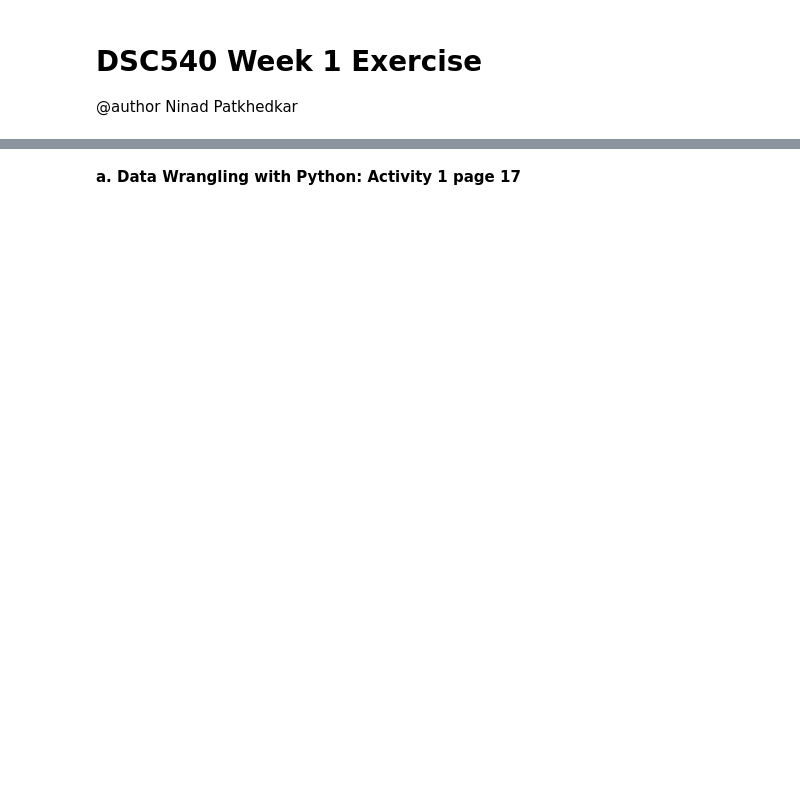
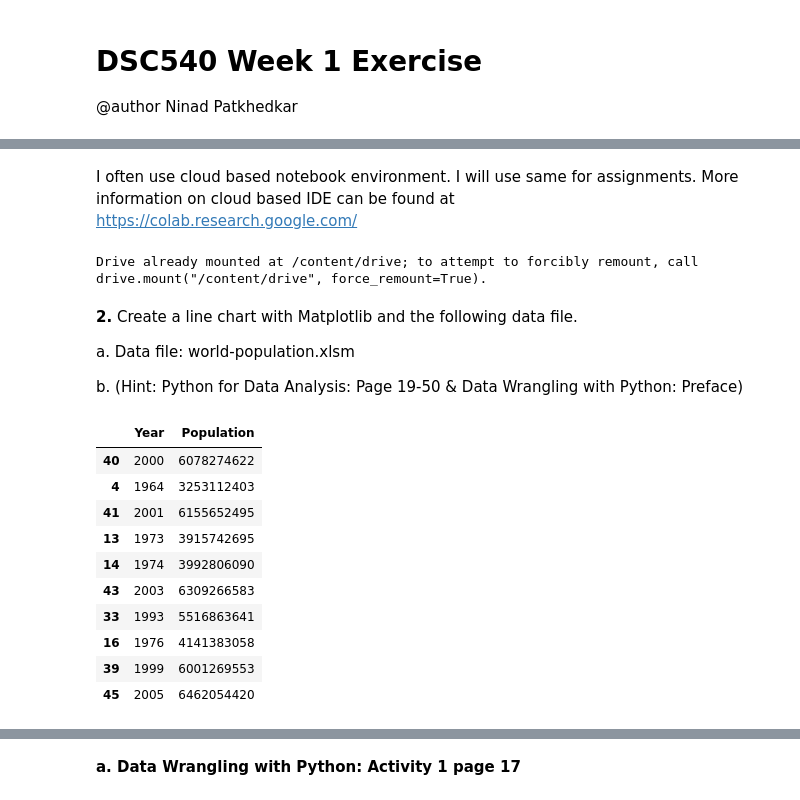
Before and after one commit to ninadcpa/DSC540, a Jupyter notebook: Week1_exercise.ipynb, the cells around one changed output, grey strips where cells are left out. Drawn from its saved outputs; the diff is of its cells as text; code cells hidden in the pictures; blank space fills up the shorter version.

```diff
--- a/Week1_exercise.ipynb
+++ b/Week1_exercise.ipynb
@@ -18,0 +9,41 @@ os.chdir('/content/drive/MyDrive/Colab Notebooks/')
+# %% [markdown]
+I often use cloud based notebook environment. I will use same for assignments. More information on cloud based IDE can be found at
+ https://colab.research.google.com/
+# %%
+# This code is written for mounting code folder checked out from github on google drive
+# All assignment code will be maintained inside folder "DSC540"
+# Code from book is inside folder "Data-Wrangling-with-Python"
+
+from google.colab import drive
+import sys
+import os
+
+drive.mount('/content/drive')
+sys.path.append('/content/drive/MyDrive/Colab Notebooks/DSC540')
+os.chdir('/content/drive/MyDrive/Colab Notebooks/DSC540')
+# %% [output]
+Drive already mounted at /content/drive; to attempt to forcibly remount, call drive.mount("/content/drive", force_remount=True).
+# %% [markdown]
+**2.** Create a line chart with Matplotlib and the following data file.
+
+a. Data file: world-population.xlsm
+
+b. (Hint: Python for Data Analysis: Page 19-50 & Data Wrangling with Python: Preface)
+# %%
+import pandas as pd
+
+df = pd.read_excel('world-population.xlsm', sheet_name='world-population')
+
+df.sample(10)
+# %% [output]
+|  | Year | Population |
+| 40 | 2000 | 6078274622 |
+| 4 | 1964 | 3253112403 |
+| 41 | 2001 | 6155652495 |
+| 13 | 1973 | 3915742695 |
+| 14 | 1974 | 3992806090 |
+| 43 | 2003 | 6309266583 |
+| 33 | 1993 | 5516863641 |
+| 16 | 1976 | 4141383058 |
+| 39 | 1999 | 6001269553 |
+| 45 | 2005 | 6462054420 |
```
Also changed, not shown: parts of 11 cells of this notebook.
